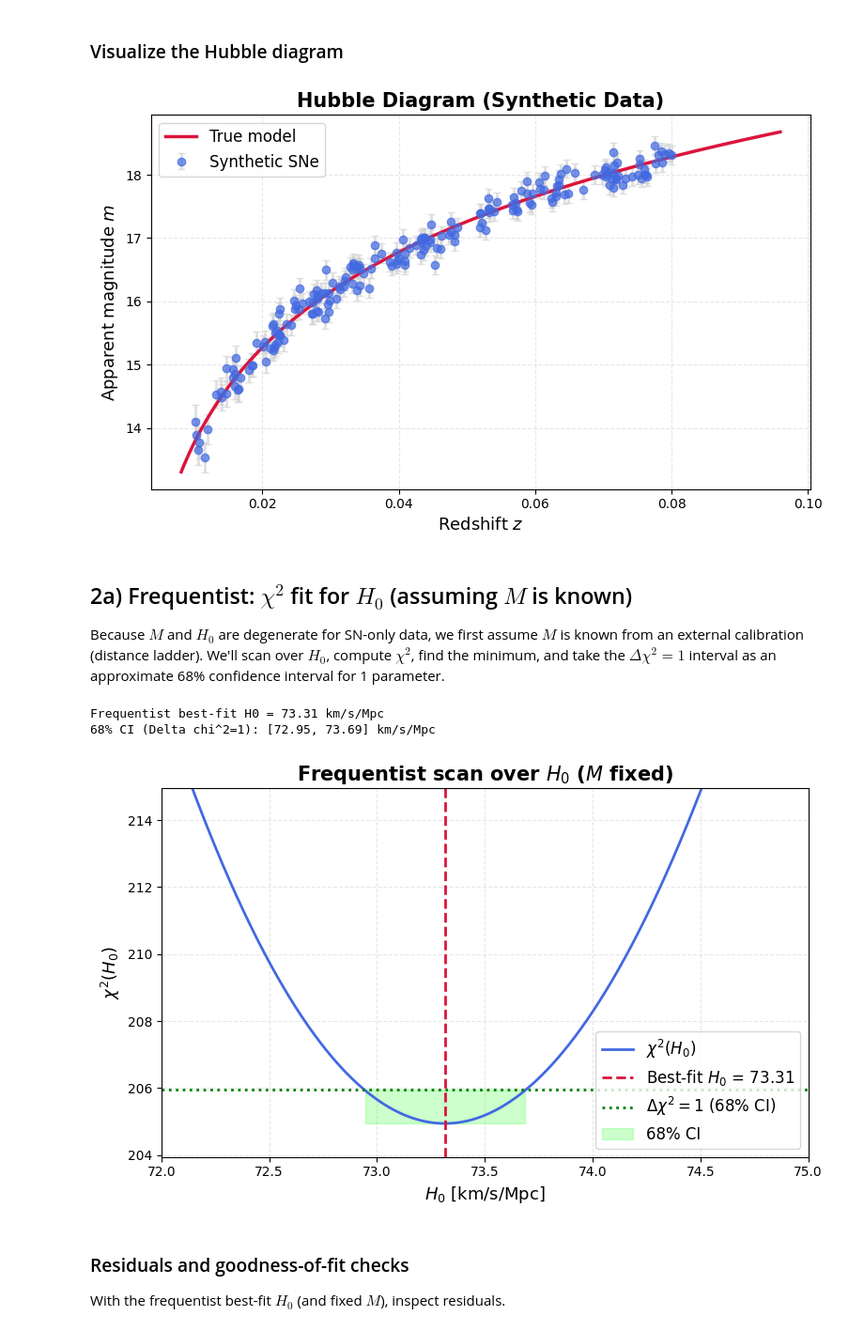
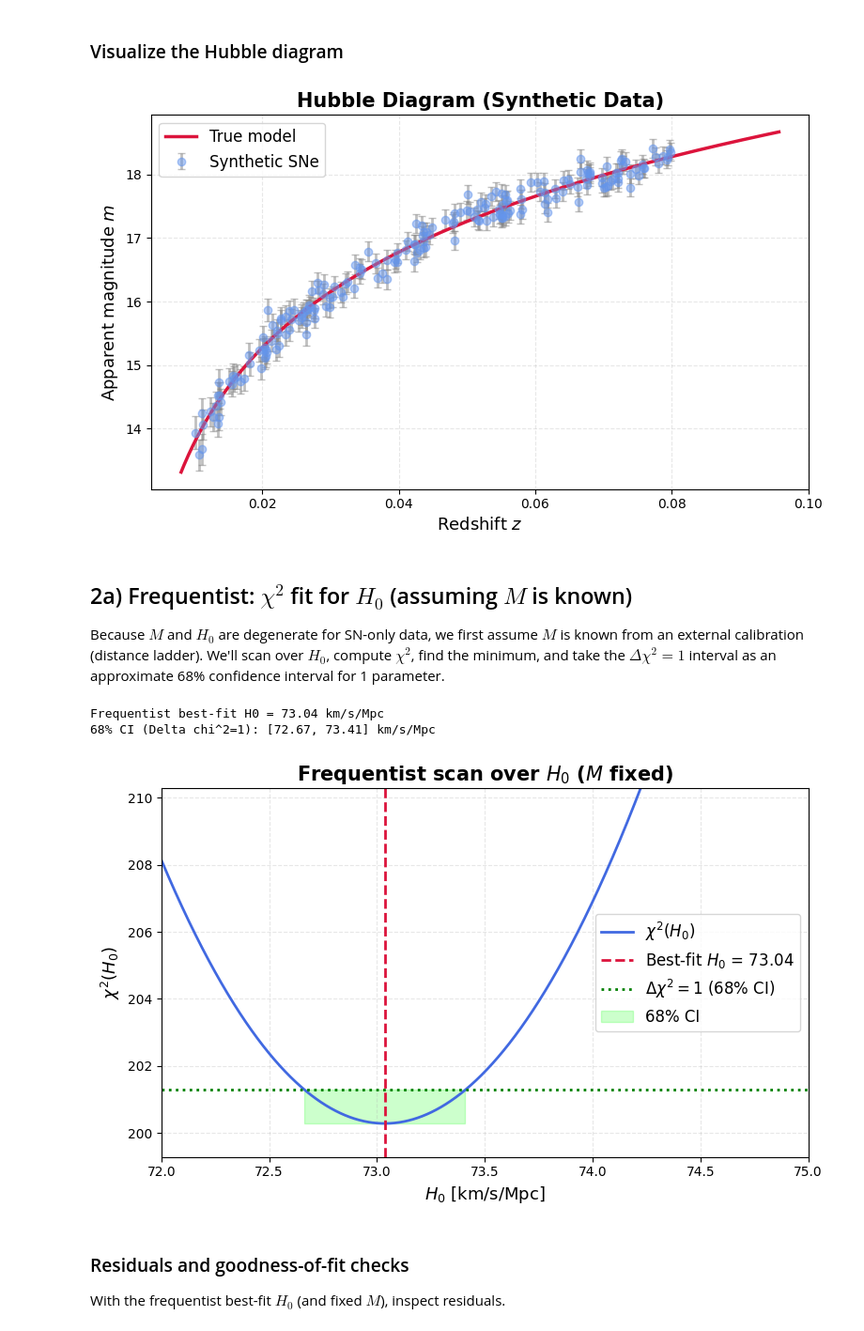
Before and after one commit to mainicolas/Stats4Cosmology, a Jupyter notebook: tutorials/BasicCosmoStats_on_H0.ipynb, the cells around one changed output. Shown: that part at 94% size. Drawn from its saved outputs; the diff is of its cells as text; code cells hidden in the pictures.

```diff
--- a/tutorials/BasicCosmoStats_on_H0.ipynb
+++ b/tutorials/BasicCosmoStats_on_H0.ipynb
@@ -172,7 +172,7 @@ To keep the notebook self-contained, we'll create a mock dataset with a true $H_
 # %%
 true_H0 = 73.0  # km/s/Mpc
 true_M  = -19.3 # absolute magnitude
-sn = make_synthetic_sample(N=200, H0=true_H0, M=true_M, rng=12345)
+sn = make_synthetic_sample(N=200, H0=true_H0, M=true_M, rng=None)
 print(f"Synthetic sample: {len(sn.z)} SNe ({sn.name}) generated!")
 # %% [output]
 Synthetic sample: 200 SNe (synthetic) generated!
@@ -180,8 +180,8 @@ Synthetic sample: 200 SNe (synthetic) generated!
 ### Visualize the Hubble diagram
 # %%
 plt.figure(figsize=(8, 5))
-plt.errorbar(sn.z, sn.m, yerr=sn.sigma_m, fmt='o', alpha=0.7, color='royalblue',
-             ecolor='lightgray', elinewidth=2, capsize=3, label='Synthetic SNe')
+plt.errorbar(sn.z, sn.m, yerr=sn.sigma_m, fmt='o', alpha=0.5, color='cornflowerblue',
+             ecolor='grey', elinewidth=2, capsize=3, label='Synthetic SNe')
 zz = np.linspace(sn.z.min()*0.8, sn.z.max()*1.2, 400)
 plt.plot(zz, mag_model(zz, true_H0, true_M), color='crimson', lw=2.5, label='True model')
 plt.xlabel('Redshift $z$', fontsize=13)
@@ -192,37 +192,37 @@ plt.legend(fontsize=12)
 plt.tight_layout()
 plt.show()
 # %% [output]
-[figure, old version]
+[figure, new version]
 # %% [markdown]
 ## 2a) Frequentist: $\chi^2$ fit for $H_0$ (assuming $M$ is known)
 
 Because $M$ and $H_0$ are degenerate for SN-only data, we first assume $M$ is known from an external calibration (distance ladder). We'll scan over $H_0$, compute $\chi^2$, find the minimum, and take the $\Delta\chi^2=1$ interval as an approximate 68% confidence interval for 1 parameter.
 # %%
 M_known = -19.3  # pretend we know this from a calibrator sample
-H0_grid = np.linspace(50, 90, 10000)
+H0_grid = np.linspace(50, 90, 1000000)
 H0_best, chi2_vals, Hg = best_fit_H0_given_M(sn, M_known, H0_grid=H0_grid)
 H0_min, H0_lo, H0_hi = conf_interval_from_delta_chi2(Hg, chi2_vals, dof=1, delta=1.0)
 print(f"Frequentist best-fit H0 = {H0_min:.2f} km/s/Mpc")
 print(f"68% CI (Delta chi^2=1): [{H0_lo:.2f}, {H0_hi:.2f}] km/s/Mpc")
 
 plt.figure(figsize=(8, 5))
 plt.plot(Hg, chi2_vals, color='royalblue', lw=2, label=r'$\chi^2(H_0)$')
 plt.axvline(H0_min, color='crimson', linestyle='--', lw=2, label=fr'Best-fit $H_0$ = {H0_min:.2f}')
 plt.axhline(chi2_vals.min()+1.0, color='green', linestyle=':', lw=2, label=r'$\Delta\chi^2=1$ (68% CI)')
 plt.fill_betweenx([chi2_vals.min(), chi2_vals.min()+1.0], H0_lo, H0_hi, color='lime', alpha=0.2, label='68% CI')
 plt.xlabel(r'$H_0$ [km/s/Mpc]', fontsize=13)
 plt.ylabel(r'$\chi^2(H_0)$', fontsize=13)
 plt.title(r'Frequentist scan over $H_0$ ($M$ fixed)', fontsize=15, fontweight='bold')
 plt.xlim(72, 75)
 plt.ylim(chi2_vals.min() - 1, chi2_vals.min() + 10)
 plt.grid(True, ls='--', alpha=0.3)
 plt.legend(fontsize=12)
 plt.tight_layout()
 plt.show()
 # %% [output]
-Frequentist best-fit H0 = 73.31 km/s/Mpc
-68% CI (Delta chi^2=1): [72.95, 73.69] km/s/Mpc
+Frequentist best-fit H0 = 73.04 km/s/Mpc
+68% CI (Delta chi^2=1): [72.67, 73.41] km/s/Mpc
-[figure, old version]
+[figure, new version]
 # %% [markdown]
 ### Residuals and goodness-of-fit checks
 With the frequentist best-fit $H_0$ (and fixed $M$), inspect residuals.
```
Also changed, not shown: parts of 10 cells of this notebook, 3 other files.
